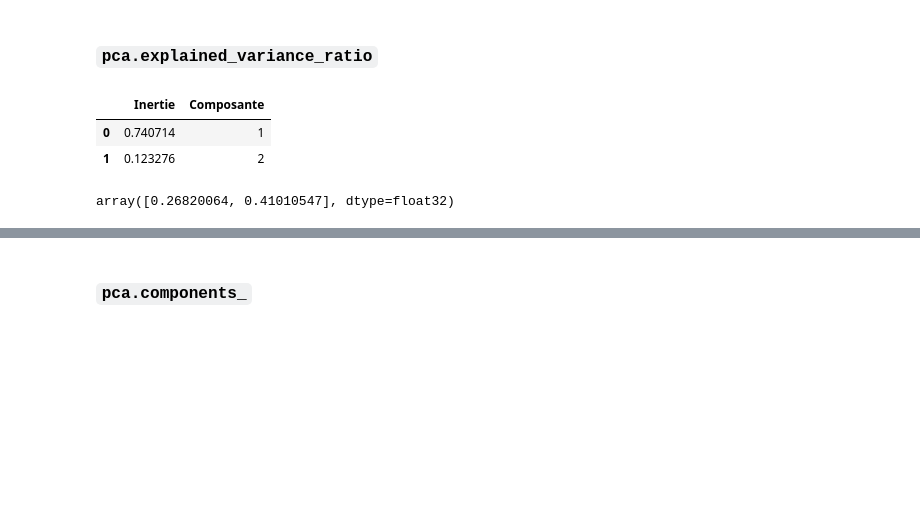
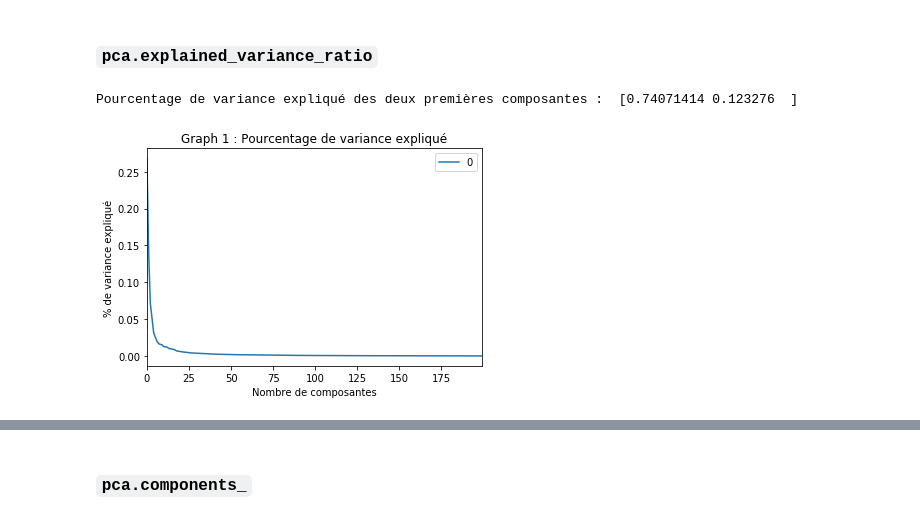
Before and after one commit to campusplage/compte-rendus-brun-franc, a Jupyter notebook: TP2_sklearn.ipynb, the cells around one changed output, grey strips where cells are left out. Drawn from its saved outputs; the diff is of its cells as text; code cells hidden in the pictures; blank space fills up the shorter version.

```diff
--- a/TP2_sklearn.ipynb
+++ b/TP2_sklearn.ipynb
@@ -370,16 +370,13 @@ Dans cette section, vous allez étudier certains paramètres appris par l'ACP, l
 >   concentrez vous sur l'essentiel: je ne noterai __PAS__ la quantité.
 # %% [markdown]
 ### `pca.explained_variance_ratio`
-# %%
-# Affichage de pca.explained_variance_ratio_, ainsi que de pca.explained_variance_ratio_.cumsum()
-g=pandas.DataFrame(pca.explained_variance_ratio_)
-g["Composante"]=[1,2]
-g.rename(columns={g.columns[0]:"Inertie"})
-# %% [output]
-|  | Inertie | Composante |
-| 0 | 0.740714 | 1 |
-| 1 | 0.123276 | 2 |
-# %%
-pca.explained_variance_ratio_.cumsum()
-# %% [output]
-array([0.26820064, 0.41010547], dtype=float32)
+# %%
+print("Pourcentage de variance expliqué des deux premières composantes : ",pca.explained_variance_ratio_) # Avec 2 dimensions
+pandas.DataFrame(pca2.explained_variance_ratio_).plot() # Graph avec 200 dimensions
+plt.title('Graph 1 : Pourcentage de variance expliqué')
+plt.ylabel('% de variance expliqué')
+plt.xlabel('Nombre de composantes')
+plt.show()
+# %% [output]
+Pourcentage de variance expliqué des deux premières composantes :  [0.74071414 0.123276  ]
+[figure, added]
```
Also changed, not shown: parts of 10 cells of this notebook.
